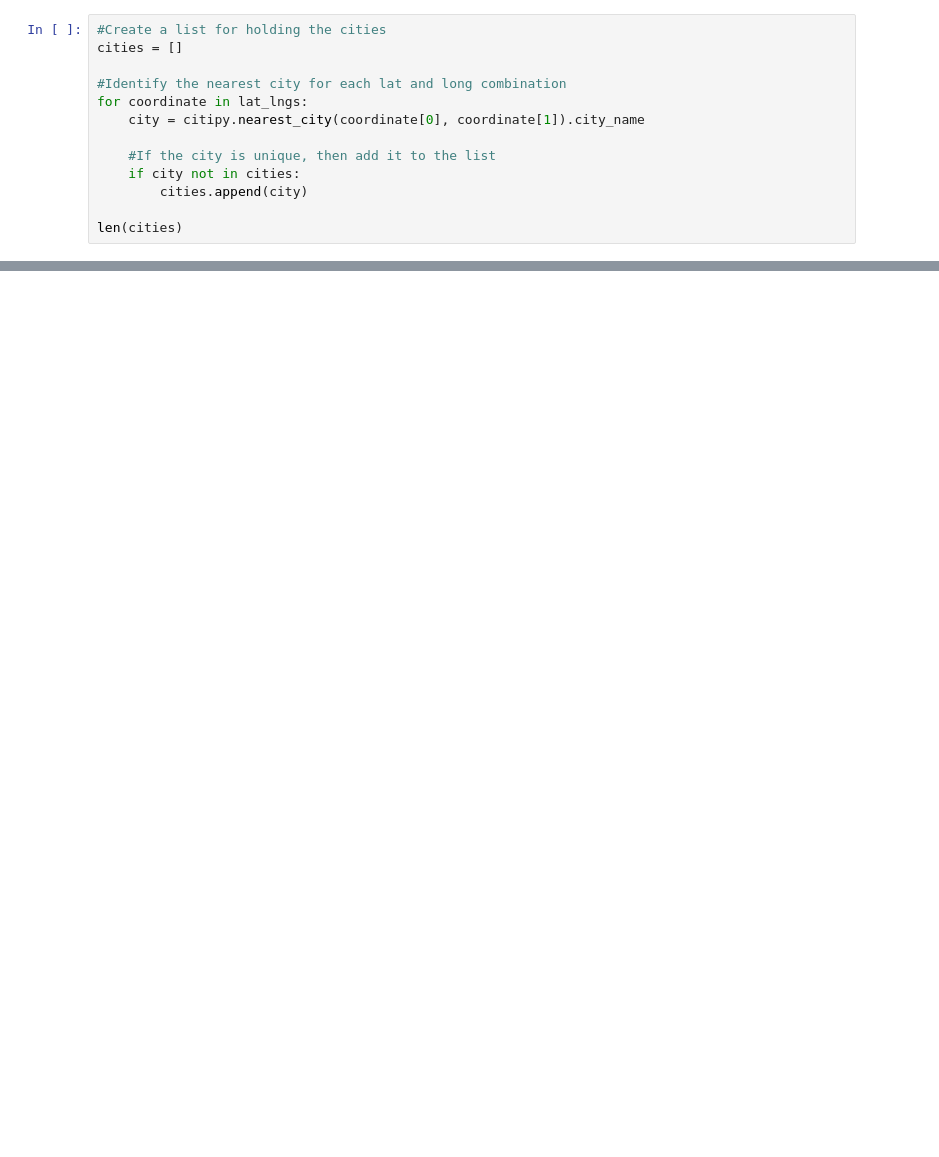
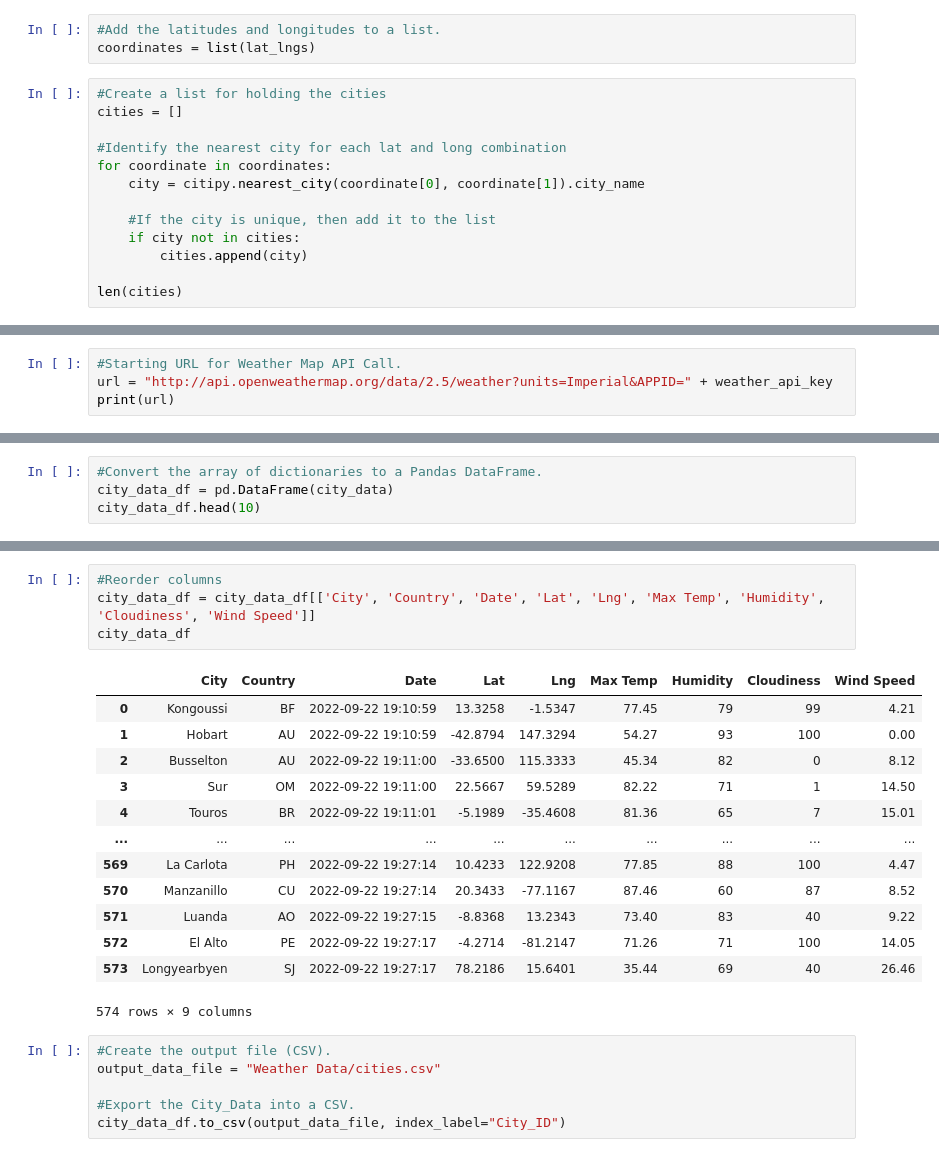
Before and after one commit to MitchellGleason/World-Weather-Analysis, a Jupyter notebook: WeatherPy.ipynb, the cells around one changed output, grey strips where cells are left out. Drawn from its saved outputs; the diff is of its cells as text; blank space fills up the shorter version.

Commit message:
Exported weather data as csv

```diff
--- a/WeatherPy.ipynb
+++ b/WeatherPy.ipynb
@@ -14,9 +16,12 @@ lat_lngs = list(map(list, lat_lngs))
+# %%
+#Add the latitudes and longitudes to a list.
+coordinates = list(lat_lngs)
 # %%
 #Create a list for holding the cities
 cities = []
 
 #Identify the nearest city for each lat and long combination
-for coordinate in lat_lngs:
+for coordinate in coordinates:
     city = citipy.nearest_city(coordinate[0], coordinate[1]).city_name
 
     #If the city is unique, then add it to the list
@@ -28,0 +34,4 @@ len(cities)
+# %%
+#Starting URL for Weather Map API Call.
+url = "http://api.openweathermap.org/data/2.5/weather?units=Imperial&APPID=" + weather_api_key
+print(url)
@@ -28,0 +124,4 @@ len(cities)
+# %%
+#Convert the array of dictionaries to a Pandas DataFrame.
+city_data_df = pd.DataFrame(city_data)
+city_data_df.head(10)
@@ -28,0 +140,24 @@ len(cities)
+# %%
+#Reorder columns
+city_data_df = city_data_df[['City', 'Country', 'Date', 'Lat', 'Lng', 'Max Temp', 'Humidity', 'Cloudiness', 'Wind Speed']]
+city_data_df
+# %% [output]
+|  | City | Country | Date | Lat | Lng | Max Temp | Humidity | Cloudiness | Wind Speed |
+| 0 | Kongoussi | BF | 2022-09-22 19:10:59 | 13.3258 | -1.5347 | 77.45 | 79 | 99 | 4.21 |
+| 1 | Hobart | AU | 2022-09-22 19:10:59 | -42.8794 | 147.3294 | 54.27 | 93 | 100 | 0.00 |
+| 2 | Busselton | AU | 2022-09-22 19:11:00 | -33.6500 | 115.3333 | 45.34 | 82 | 0 | 8.12 |
+| 3 | Sur | OM | 2022-09-22 19:11:00 | 22.5667 | 59.5289 | 82.22 | 71 | 1 | 14.50 |
+| 4 | Touros | BR | 2022-09-22 19:11:01 | -5.1989 | -35.4608 | 81.36 | 65 | 7 | 15.01 |
+| ... | ... | ... | ... | ... | ... | ... | ... | ... | ... |
+| 569 | La Carlota | PH | 2022-09-22 19:27:14 | 10.4233 | 122.9208 | 77.85 | 88 | 100 | 4.47 |
+| 570 | Manzanillo | CU | 2022-09-22 19:27:14 | 20.3433 | -77.1167 | 87.46 | 60 | 87 | 8.52 |
+| 571 | Luanda | AO | 2022-09-22 19:27:15 | -8.8368 | 13.2343 | 73.40 | 83 | 40 | 9.22 |
+| 572 | El Alto | PE | 2022-09-22 19:27:17 | -4.2714 | -81.2147 | 71.26 | 71 | 100 | 14.05 |
+| 573 | Longyearbyen | SJ | 2022-09-22 19:27:17 | 78.2186 | 15.6401 | 35.44 | 69 | 40 | 26.46 |
+574 rows × 9 columns
+# %%
+#Create the output file (CSV).
+output_data_file = "Weather Data/cities.csv"
+
+#Export the City_Data into a CSV.
+city_data_df.to_csv(output_data_file, index_label="City_ID")
```
Also changed, not shown: parts of 6 cells of this notebook, 2 other files.
